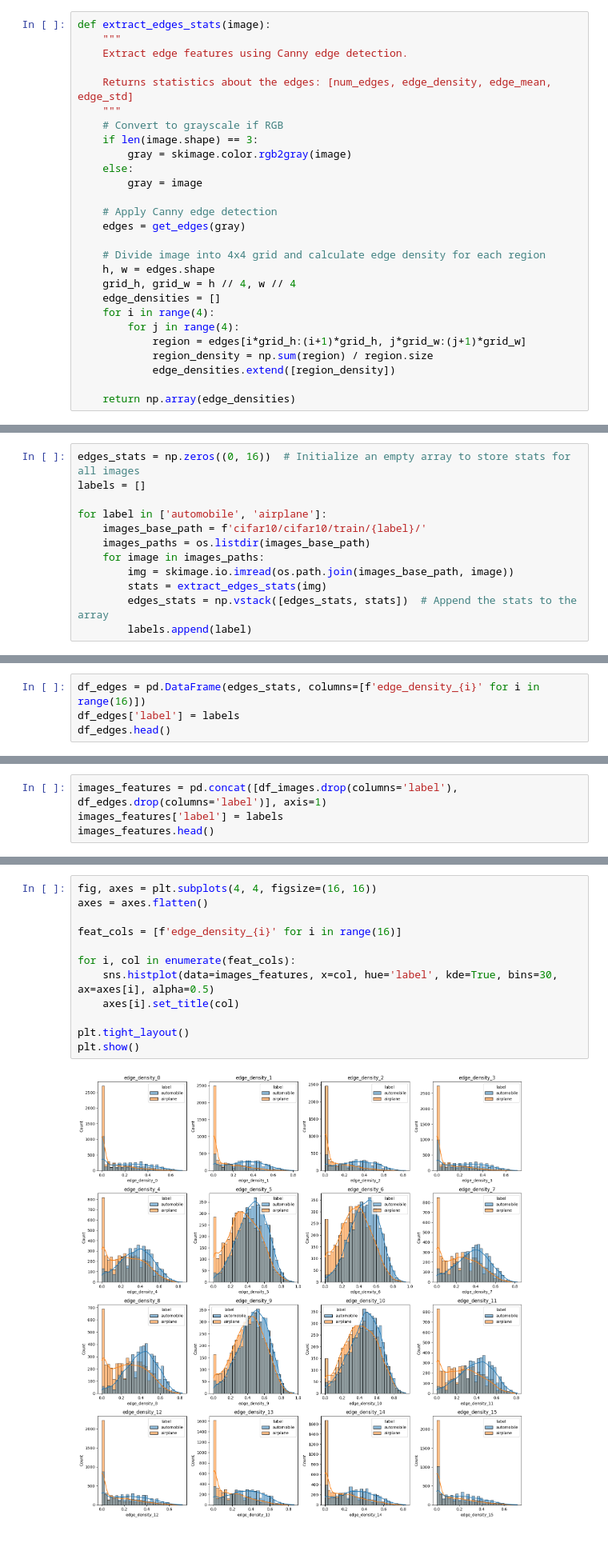
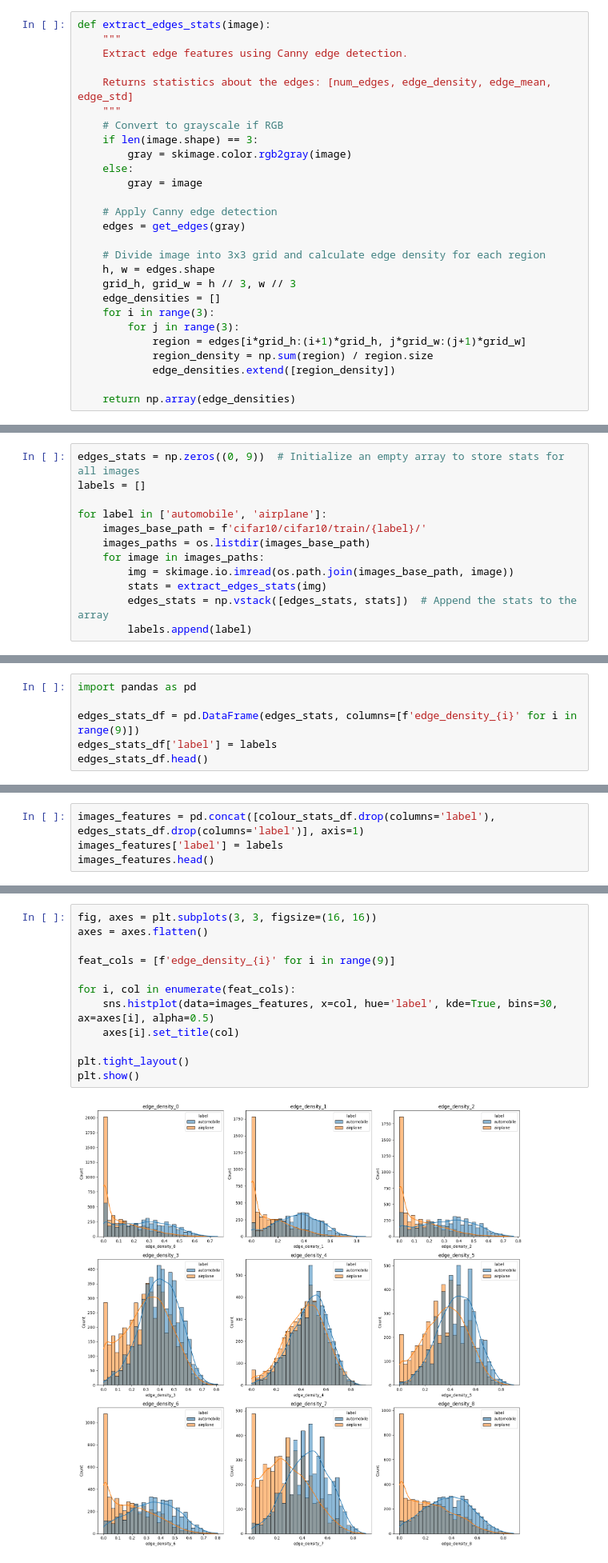
Before and after one commit to musicinformationretrieval/epsrc-ai-pipeline, a Jupyter notebook: 1_datasets.ipynb, the cells around one changed output, grey strips where cells are left out. Shown at 80% size. Drawn from its saved outputs; the diff is of its cells as text.

```diff
--- a/1_datasets.ipynb
+++ b/1_datasets.ipynb
@@ -1210,12 +1229,12 @@ def extract_edges_stats(image):
     # Apply Canny edge detection
     edges = get_edges(gray)
 
-    # Divide image into 4x4 grid and calculate edge density for each region
+    # Divide image into 3x3 grid and calculate edge density for each region
     h, w = edges.shape
-    grid_h, grid_w = h // 4, w // 4
+    grid_h, grid_w = h // 3, w // 3
     edge_densities = []
-    for i in range(4):
-        for j in range(4):
+    for i in range(3):
+        for j in range(3):
             region = edges[i*grid_h:(i+1)*grid_h, j*grid_w:(j+1)*grid_w]
             region_density = np.sum(region) / region.size
             edge_densities.extend([region_density])
@@ -1226,5 +1245,5 @@ Let's calculate all the stats for each image.
 # %%
-edges_stats = np.zeros((0, 16))  # Initialize an empty array to store stats for all images
+edges_stats = np.zeros((0, 9))  # Initialize an empty array to store stats for all images
 labels = []
 
 for label in ['automobile', 'airplane']:
@@ -1238,6 +1259,8 @@ for label in ['automobile', 'airplane']:
 # %%
-df_edges = pd.DataFrame(edges_stats, columns=[f'edge_density_{i}' for i in range(16)])
-df_edges['label'] = labels
-df_edges.head()
+import pandas as pd
+
+edges_stats_df = pd.DataFrame(edges_stats, columns=[f'edge_density_{i}' for i in range(9)])
+edges_stats_df['label'] = labels
+edges_stats_df.head()
 # %% [output]
 |  | edge_density_0 | edge_density_1 | edge_density_2 | edge_density_3 | edge_density_4 | edge_density_5 | ... |
@@ -1251,5 +1276,5 @@ Finally, we have this features:
 # %%
-images_features = pd.concat([df_images.drop(columns='label'), df_edges.drop(columns='label')], axis=1)
+images_features = pd.concat([colour_stats_df.drop(columns='label'), edges_stats_df.drop(columns='label')], axis=1)
 images_features['label'] = labels
 images_features.head()
 # %% [output]
@@ -1275,16 +1301,16 @@ plt.show()
 # %% [output]
 [figure]
 # %%
-fig, axes = plt.subplots(4, 4, figsize=(16, 16))
+fig, axes = plt.subplots(3, 3, figsize=(16, 16))
 axes = axes.flatten()
 
-feat_cols = [f'edge_density_{i}' for i in range(16)]
+feat_cols = [f'edge_density_{i}' for i in range(9)]
 
 for i, col in enumerate(feat_cols):
     sns.histplot(data=images_features, x=col, hue='label', kde=True, bins=30, ax=axes[i], alpha=0.5)
     axes[i].set_title(col)
 
 plt.tight_layout()
 plt.show()
 # %% [output]
-[figure, old version]
+[figure, new version]
```
Also changed, not shown: parts of 79 cells of this notebook.
